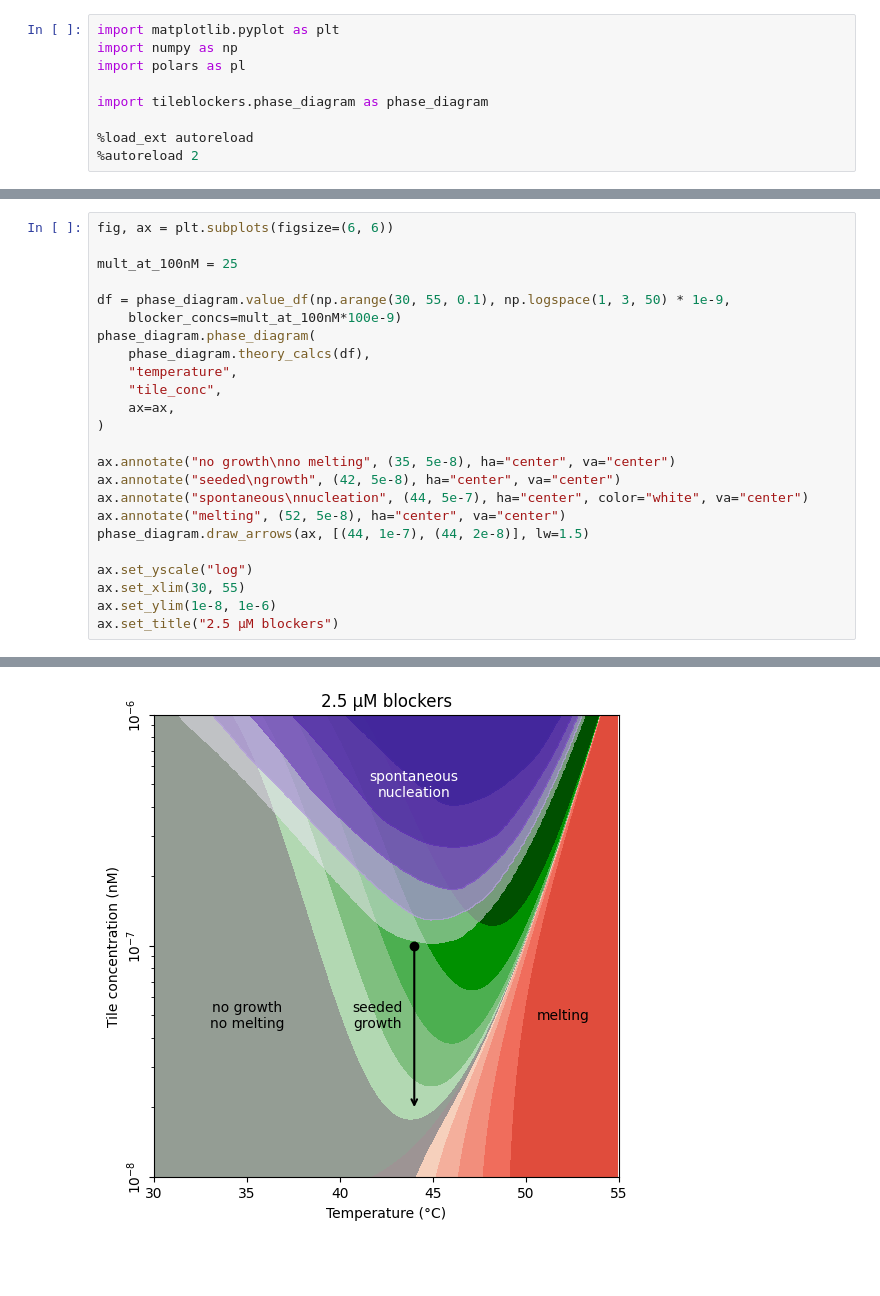
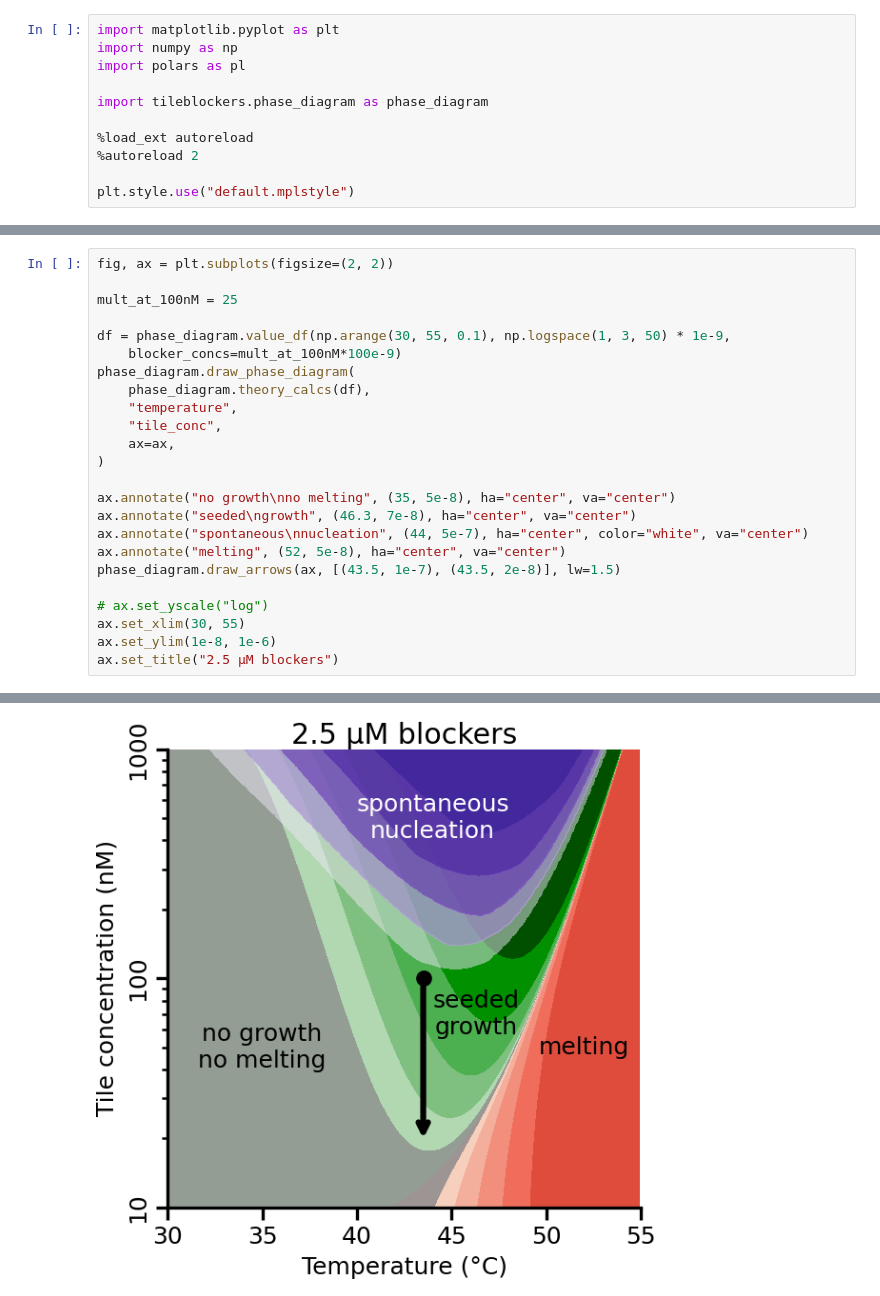
Before and after one commit to tapdance-dna/tileblockers, a Jupyter notebook: examples/phase_diagrams.ipynb, the cells around one changed output, grey strips where cells are left out. Drawn from its saved outputs; the diff is of its cells as text; blank space fills up the shorter version.

```diff
--- a/examples/phase_diagrams.ipynb
+++ b/examples/phase_diagrams.ipynb
@@ -7,3 +7,5 @@ import tileblockers.phase_diagram as phase_diagram
 
 %load_ext autoreload
 %autoreload 2
+
+plt.style.use("default.mplstyle")
@@ -10,11 +16,11 @@ import tileblockers.phase_diagram as phase_diagram
 # %%
-fig, ax = plt.subplots(figsize=(6, 6))
+fig, ax = plt.subplots(figsize=(2, 2))
 
 mult_at_100nM = 25
 
 df = phase_diagram.value_df(np.arange(30, 55, 0.1), np.logspace(1, 3, 50) * 1e-9,
     blocker_concs=mult_at_100nM*100e-9)
-phase_diagram.phase_diagram(
+phase_diagram.draw_phase_diagram(
     phase_diagram.theory_calcs(df),
     "temperature",
     "tile_conc",
@@ -22,12 +28,12 @@ phase_diagram.phase_diagram(
 )
 
 ax.annotate("no growth\nno melting", (35, 5e-8), ha="center", va="center")
-ax.annotate("seeded\ngrowth", (42, 5e-8), ha="center", va="center")
+ax.annotate("seeded\ngrowth", (46.3, 7e-8), ha="center", va="center")
 ax.annotate("spontaneous\nnucleation", (44, 5e-7), ha="center", color="white", va="center")
 ax.annotate("melting", (52, 5e-8), ha="center", va="center")
-phase_diagram.draw_arrows(ax, [(44, 1e-7), (44, 2e-8)], lw=1.5)
+phase_diagram.draw_arrows(ax, [(43.5, 1e-7), (43.5, 2e-8)], lw=1.5)
 
-ax.set_yscale("log")
+# ax.set_yscale("log")
 ax.set_xlim(30, 55)
 ax.set_ylim(1e-8, 1e-6)
 ax.set_title("2.5 µM blockers")
@@ -36 +43 @@ Text(0.5, 1.0, '2.5 µM blockers')
-[figure, old version]
+[figure, new version]
```
Also changed, not shown: parts of 17 cells of this notebook, 7 other files.
